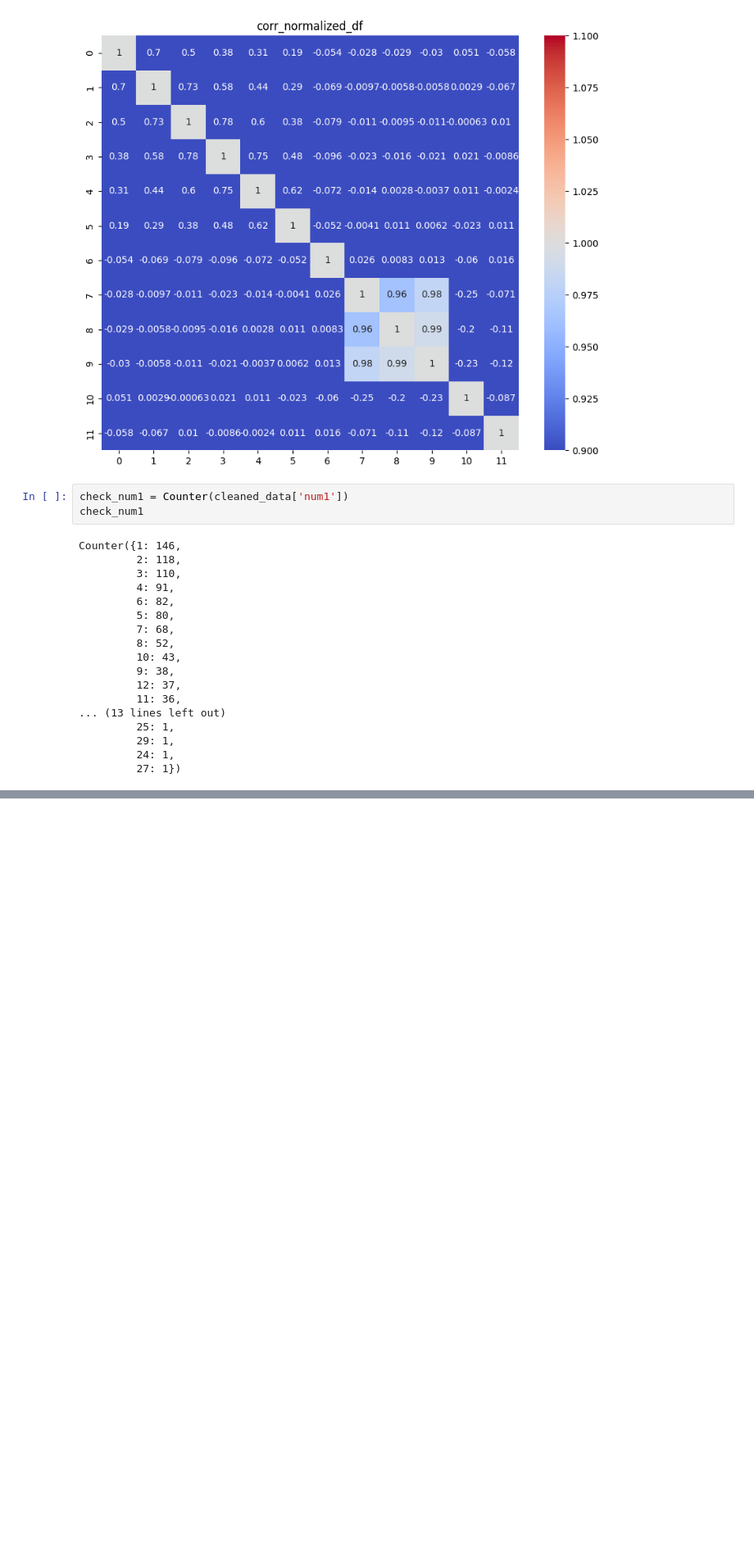
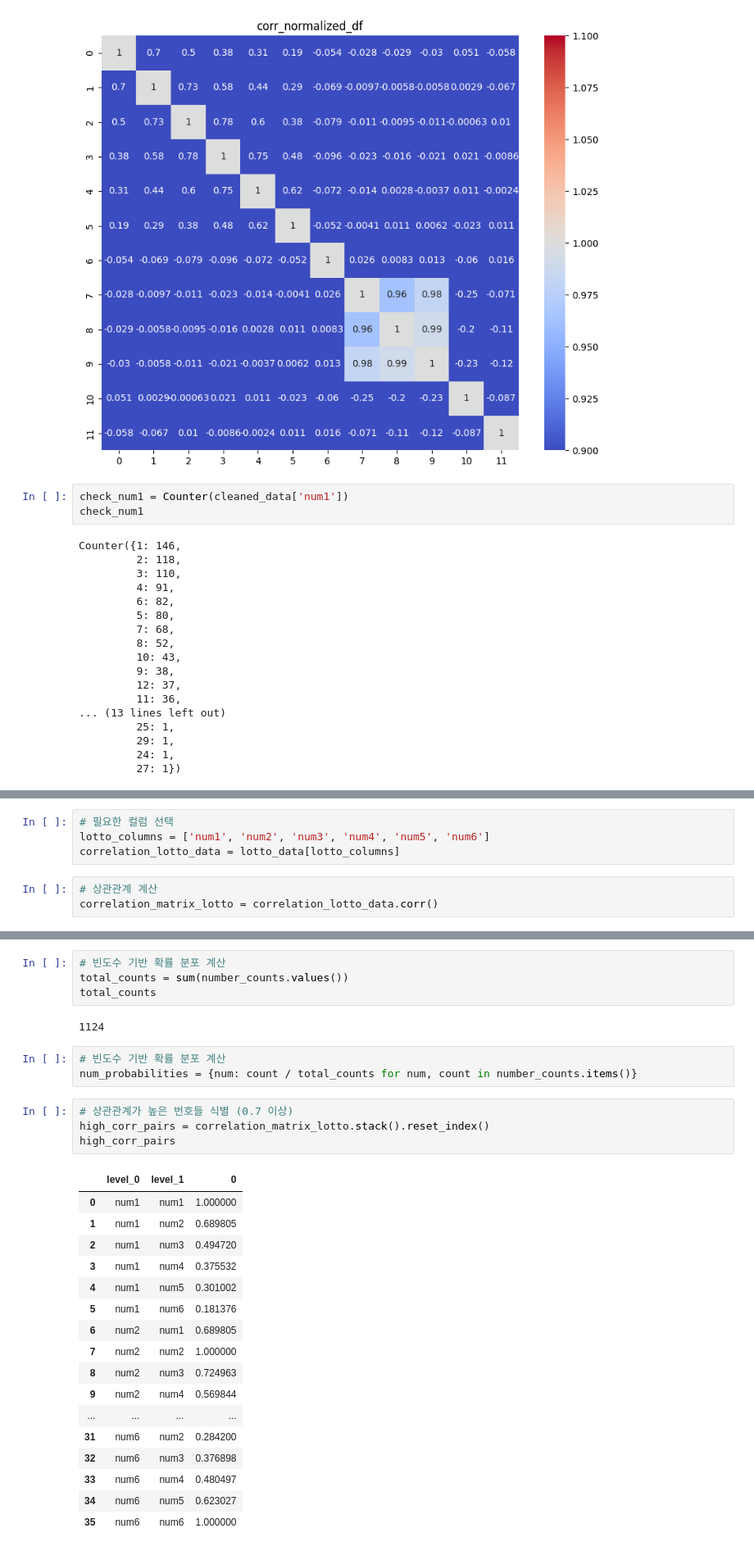
Before and after one commit to lifelong-learner-dev/lotto-number-extract, a Jupyter notebook: lotto.ipynb, the cells around one changed output, grey strips where cells are left out. Shown: that part at 82% size. Drawn from its saved outputs; the diff is of its cells as text; blank space fills up the shorter version.

```diff
--- a/lotto.ipynb
+++ b/lotto.ipynb
@@ -535,0 +554,7 @@ Counter({1: 146,
+# %%
+# 필요한 컬럼 선택
+lotto_columns = ['num1', 'num2', 'num3', 'num4', 'num5', 'num6']
+correlation_lotto_data = lotto_data[lotto_columns]
+# %%
+# 상관관계 계산
+correlation_matrix_lotto = correlation_lotto_data.corr()
@@ -535,0 +592,31 @@ Counter({1: 146,
+# %%
+# 빈도수 기반 확률 분포 계산
+total_counts = sum(number_counts.values())
+total_counts
+# %% [output]
+1124
+# %%
+# 빈도수 기반 확률 분포 계산
+num_probabilities = {num: count / total_counts for num, count in number_counts.items()}
+# %%
+# 상관관계가 높은 번호들 식별 (0.7 이상)
+high_corr_pairs = correlation_matrix_lotto.stack().reset_index()
+high_corr_pairs
+# %% [output]
+|  | level_0 | level_1 | 0 |
+| 0 | num1 | num1 | 1.000000 |
+| 1 | num1 | num2 | 0.689805 |
+| 2 | num1 | num3 | 0.494720 |
+| 3 | num1 | num4 | 0.375532 |
+| 4 | num1 | num5 | 0.301002 |
+| 5 | num1 | num6 | 0.181376 |
+| 6 | num2 | num1 | 0.689805 |
+| 7 | num2 | num2 | 1.000000 |
+| 8 | num2 | num3 | 0.724963 |
+| 9 | num2 | num4 | 0.569844 |
+| ... | ... | ... | ... |
+| 31 | num6 | num2 | 0.284200 |
+| 32 | num6 | num3 | 0.376898 |
+| 33 | num6 | num4 | 0.480497 |
+| 34 | num6 | num5 | 0.623027 |
+| 35 | num6 | num6 | 1.000000 |
```
Also changed, not shown: parts of 5 cells of this notebook.
